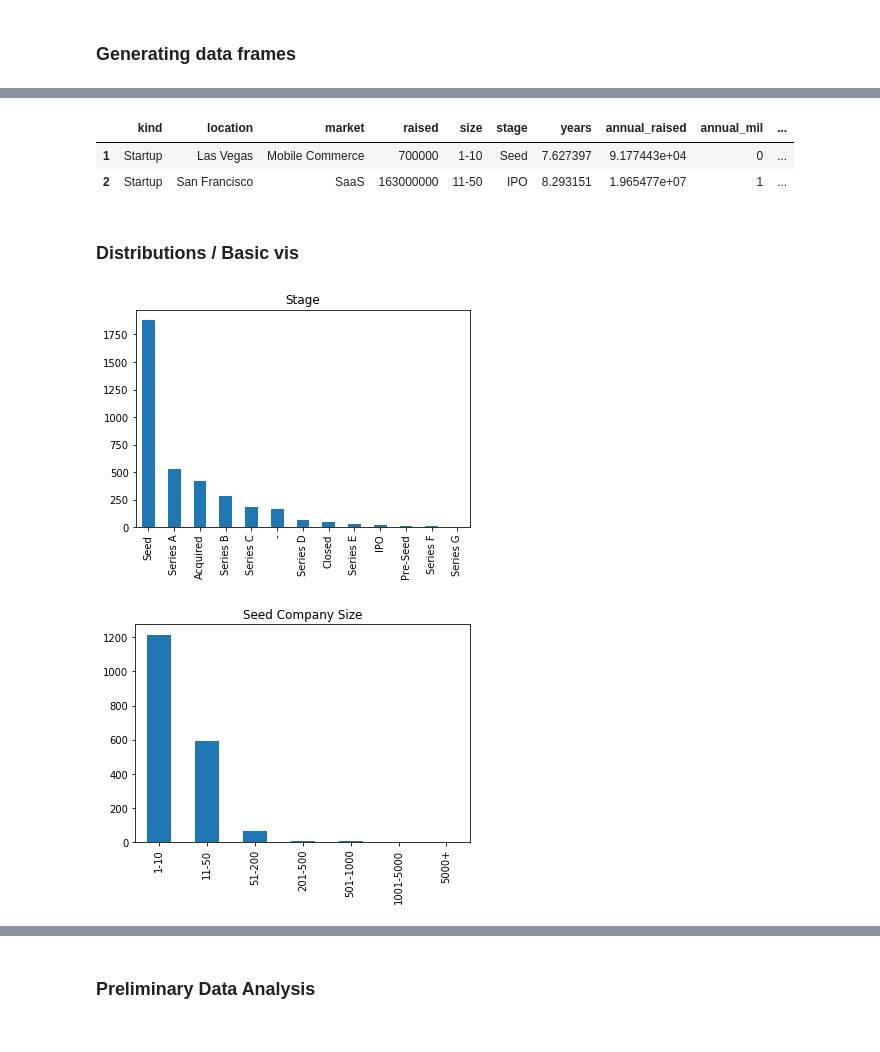
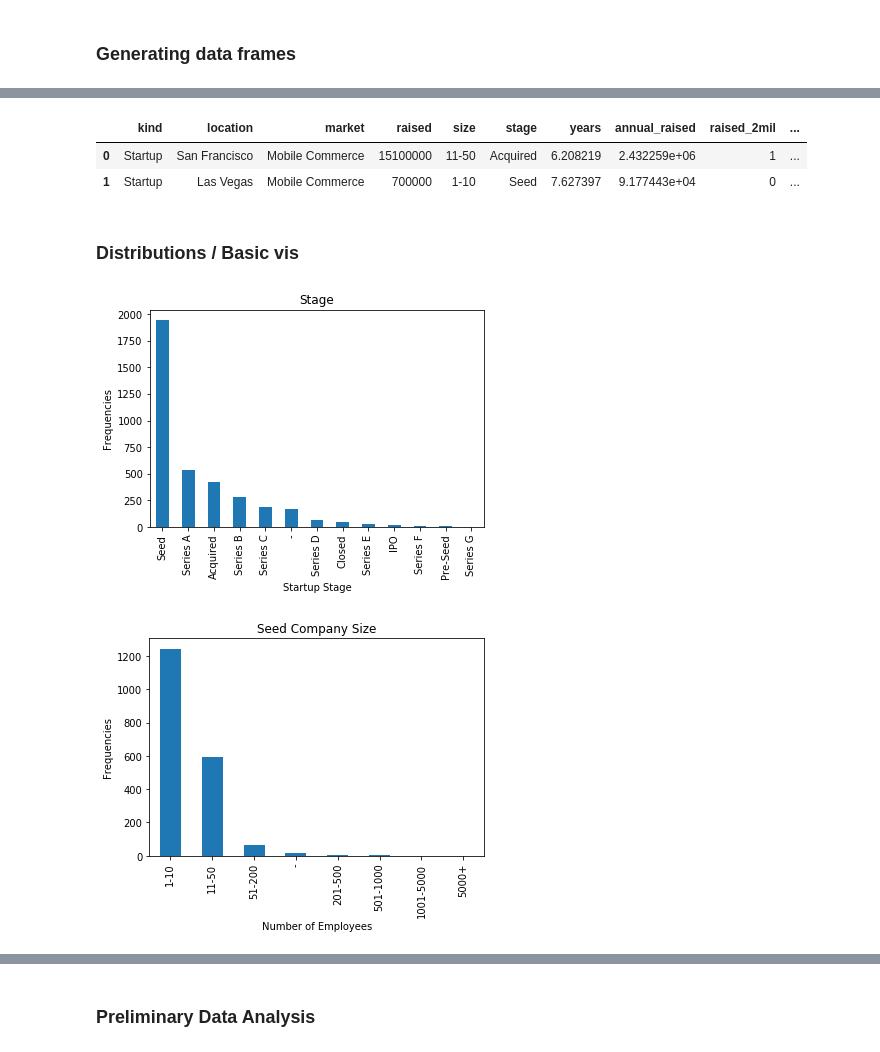
Before and after one commit to xiaoxiang-ma/predicting-angelist-startup-performances, a Jupyter notebook: datavis.ipynb, the cells around one changed output, grey strips where cells are left out. Saved outputs shown, nothing was run; the diff lists cells and outputs as text; code cells hidden in the pictures.

```diff
--- a/datavis.ipynb
+++ b/datavis.ipynb
@@ -14,8 +14,8 @@ from pprint import pprint
 ### Generating data frames
 # %%
 comp = pd.read_csv('companies.csv')
-comp = comp[comp.lat.notna() & comp.stage.notna()
-     & comp.name.notna() & comp["size_numeric"].notna()]
+# comp = comp[comp.lat.notna() & comp.stage.notna()
+#      & comp.name.notna() & comp["size_numeric"].notna()]
 # %%
 comp.columns
 # %% [output]
@@ -29,24 +37,27 @@ dfvis = comp.drop(["Unnamed: 0",'link','joined',
                  'name','pitch','website'],axis=1)
 dfvis[:2]
 # %% [output]
-|  | kind | location | market | raised | size | stage | years | annual_raised | annual_mil | ... |
+|  | kind | location | market | raised | size | stage | years | annual_raised | raised_2mil | ... |
+| 0 | Startup | San Francisco | Mobile Commerce | 15100000 | 11-50 | Acquired | 6.208219 | 2.432259e+06 | 1 | ... |
 | 1 | Startup | Las Vegas | Mobile Commerce | 700000 | 1-10 | Seed | 7.627397 | 9.177443e+04 | 0 | ... |
-| 2 | Startup | San Francisco | SaaS | 163000000 | 11-50 | IPO | 8.293151 | 1.965477e+07 | 1 | ... |
 # %% [markdown]
 ### Distributions / Basic vis
 # %%
 comp['stage'].value_counts().plot(kind='bar')
 plt.title("Stage")
+plt.xlabel("Startup Stage")
+plt.ylabel("Frequencies")
 plt.show()
 # %% [output]
-[figure, old version]
+[figure, new version]
 # %%
 comp[comp['stage'] == "Seed"]['size'].value_counts().plot(kind='bar')
 plt.title("Seed Company Size")
-
+plt.xlabel("Number of Employees")
+plt.ylabel("Frequencies")
 plt.show()
 # %% [output]
-[figure, old version]
+[figure, new version]
 # %%
 comp[comp['stage'] == "Series A"]['size'].value_counts().plot(kind='bar')
 plt.title("SeriesA Company Size")
```
Also changed, not shown: parts of 7 cells of this notebook.
